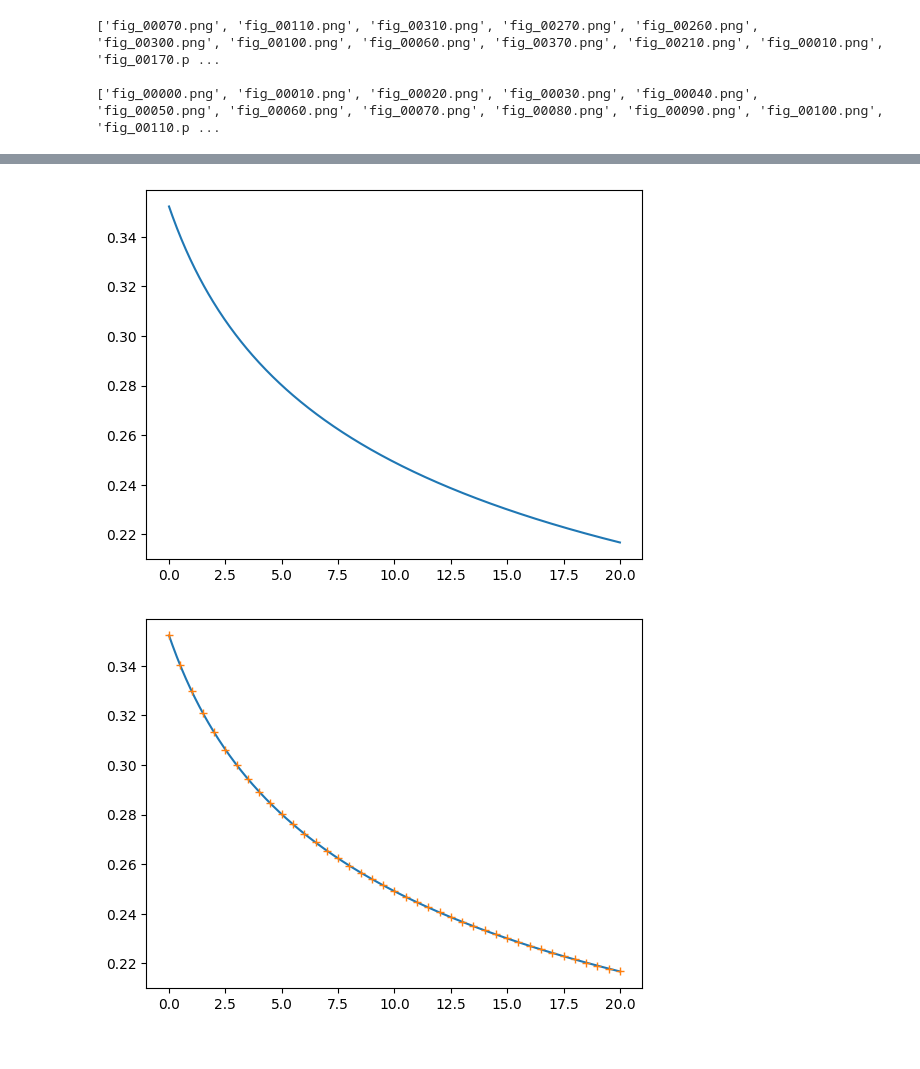
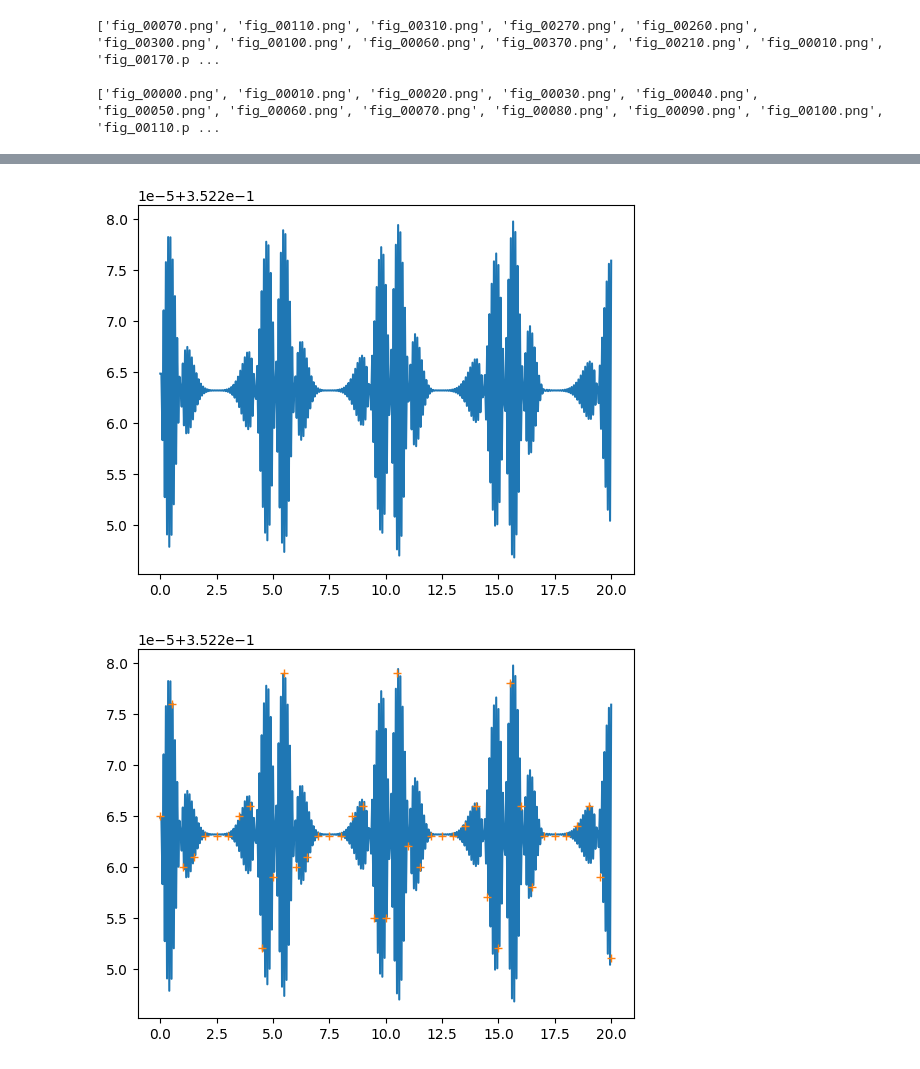
Before and after one commit to Sofiadossena/NumericalRelativityExercises, a Jupyter notebook: Leapfrog.ipynb, the cells around one changed output, grey strips where cells are left out. Drawn from its saved outputs; the diff is of its cells as text; code cells hidden in the pictures.

```diff
--- a/Leapfrog.ipynb
+++ b/Leapfrog.ipynb
@@ -71,6 +73,8 @@ os.listdir('./')
 # Initilize time and iteration counter
 t = 0.0
 i = 0
+
+Analtics=1
 
 #save the initial conditions
 plt.plot(x, u_current)
@@ -80,14 +84,18 @@ plt.savefig('./images4/fig_'+str(i).zfill(5)+'.png', dpi=200)
 plt.close()
 
 #solve the advection equation
-while t < t_final: #UNTIL THE FINAL TIME
-    # Compute the new solution using the FTCS method
-    # Note: np.roll(u_current, -1) is equivalent to u(j+1) and
-    #       np.roll(u_current,  1) is equivalent to u(j-1)
-    # using np.roll is equivalent to use periodic boundary conditions
-    u_next = 0.5*(np.roll(u_current, -1) + np.roll(u_current, 1)) - a*dt/(2*dx)*(np.roll(u_current, -1) - np.roll(u_current, 1))    #as done in lecture
+while t < t_final:
+    if t==0:
+        if Analtics==0:
+            u_next = 0.5*(np.roll(u_current, -1) + np.roll(u_current, 1)) - a*dt/(2*dx)*(np.roll(u_current, -1) - np.roll(u_current, 1))
+        else :
+            u_next = np.exp(-(x-a*dt-x0)**2)
+    else:
+        u_next = u_previous- a*dt/(dx)*(np.roll(u_current, -1) - np.roll(u_current, 1))
+
 
     # Update the solution
+    u_previous= u_current.copy()
     u_current = u_next.copy()
 
 
@@ -157,14 +165,14 @@ HTML("""
 plt.plot(time,l2norm)
 plt.show()
 # %% [output]
-[figure, old version]
+[figure, new version]
 # %%
 #Compare with data stored
-l2_saved=np.genfromtxt('./l2norm_LAX.dat', comments='#')
+l2_saved=np.genfromtxt('./l2norm_LEAPFROG.dat', comments='#')
 plt.plot(time,l2norm)
 plt.plot(l2_saved[:,0], l2_saved[:,1], '+')
 plt.show()
 
-#CHANHE THE NUMBER OF POINT FOR EXAMPLE
+#CHANHE THE LENUMBER OF POINT FOR EXAMPLE
 # %% [output]
-[figure, old version]
+[figure, new version]
```
Also changed, not shown: parts of 4 cells of this notebook, 45 other files.
